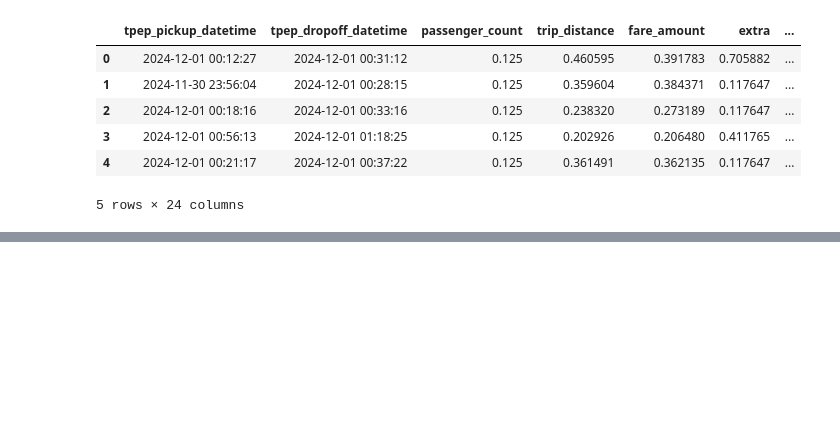
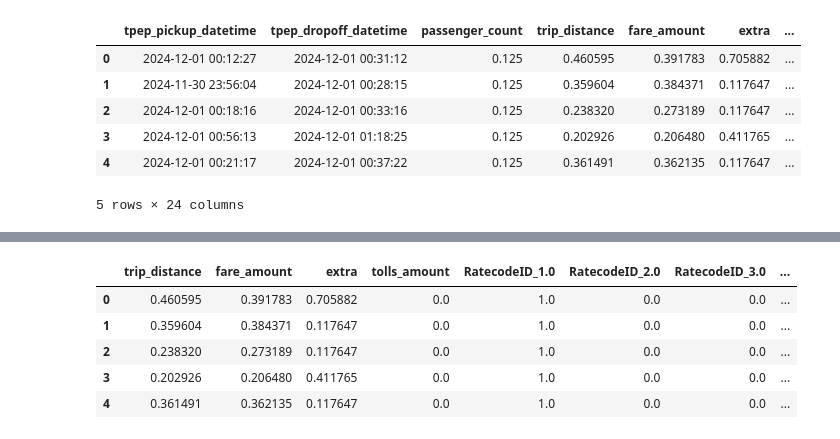
Before and after one commit to woutervdl/me44312, a Jupyter notebook: regression_code.ipynb, the cells around one changed output, grey strips where cells are left out. Saved outputs shown, nothing was run; the diff lists cells and outputs as text; code cells hidden in the pictures; blank space fills up the shorter version.

Commit message:
Update regression_code.ipynb
copy

```diff
--- a/regression_code.ipynb
+++ b/regression_code.ipynb
@@ -28,0 +84,11 @@ FINAL_final_data.head()
+# %%
+# Create a deep copy of the DataFrame
+FINAL_final_data_copy = FINAL_final_data.copy()
+FINAL_final_data_copy.head()
+# %% [output]
+|  | trip_distance | fare_amount | extra | tolls_amount | RatecodeID_1.0 | RatecodeID_2.0 | RatecodeID_3.0 | ... |
+| 0 | 0.460595 | 0.391783 | 0.705882 | 0.0 | 1.0 | 0.0 | 0.0 | ... |
+| 1 | 0.359604 | 0.384371 | 0.117647 | 0.0 | 1.0 | 0.0 | 0.0 | ... |
+| 2 | 0.238320 | 0.273189 | 0.117647 | 0.0 | 1.0 | 0.0 | 0.0 | ... |
+| 3 | 0.202926 | 0.206480 | 0.411765 | 0.0 | 1.0 | 0.0 | 0.0 | ... |
+| 4 | 0.361491 | 0.362135 | 0.117647 | 0.0 | 1.0 | 0.0 | 0.0 | ... |
```
Also changed, not shown: parts of 5 cells of this notebook.
